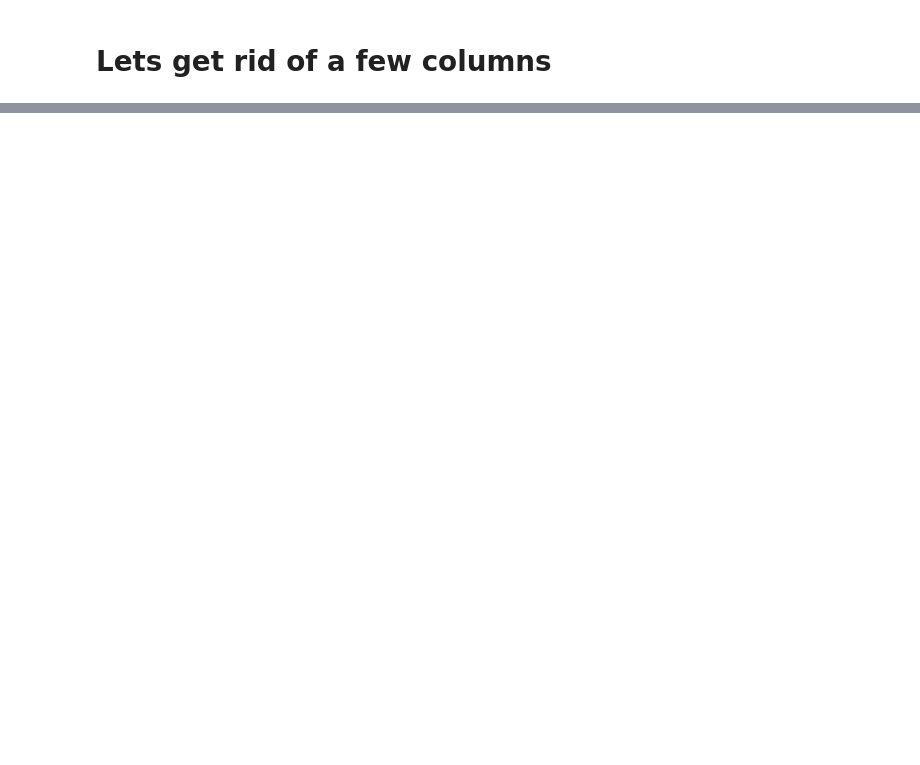
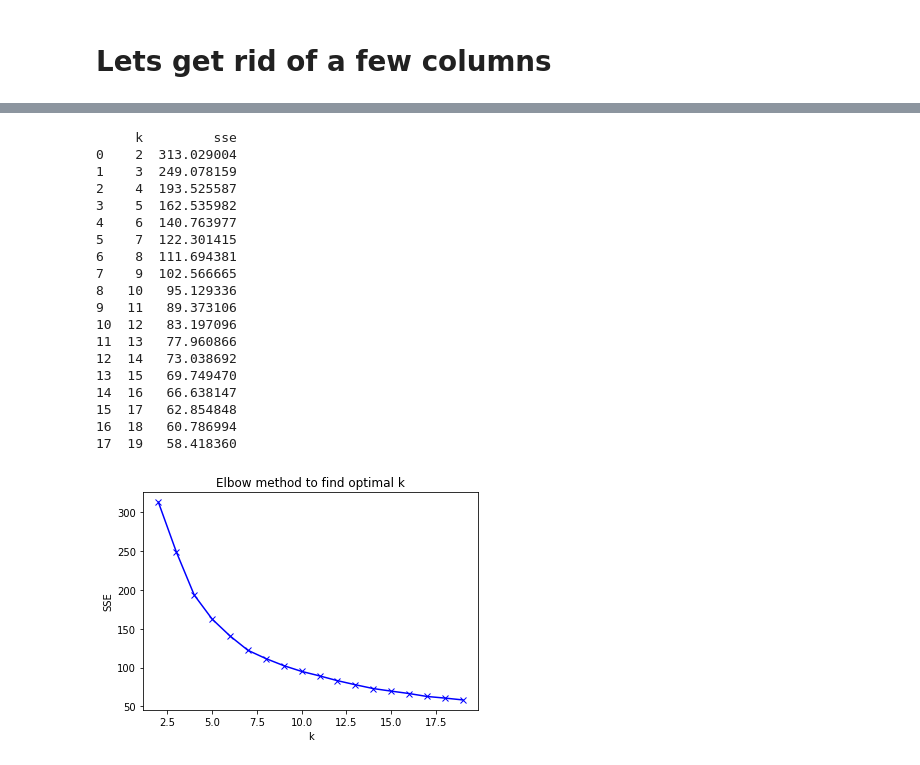
Before and after one commit to AI-Gomez/zillow_clustering_project, a Jupyter notebook: scratch_pad.ipynb, the cells around one changed output, grey strips where cells are left out. Drawn from its saved outputs; the diff is of its cells as text; code cells hidden in the pictures; blank space fills up the shorter version.

```diff
--- a/scratch_pad.ipynb
+++ b/scratch_pad.ipynb
@@ -112,0 +105,4 @@ array(['Single Family Residential', 'Condominium',
+# %%
+#going to drop the rest of the nulls
+df = df.drop(columns=['poolcnt'])
+df.shape
@@ -112,0 +132,3 @@ array(['Single Family Residential', 'Condominium',
+# %%
+df.dropna(inplace=True)
+df.shape
@@ -112,0 +158,2 @@ array(['Single Family Residential', 'Condominium',
+# %%
+X_train, y_train, X_validate, y_validate, X_test, y_test = wrangle_zillow.split(df, 'logerror')
@@ -112,0 +175,2 @@ array(['Single Family Residential', 'Condominium',
+# %%
+X_train_scaled, X_validate_scaled, X_test_scaled = wrangle_zillow.scale_min_max(X_train,X_validate,X_test)
@@ -112,0 +197,24 @@ array(['Single Family Residential', 'Condominium',
+# %%
+area_vars = ['bed_bath_ratio','structure_dollar_per_sqft','taxrate']
+wrangle_zillow.elbow_plot(X_train_scaled, cluster_vars=area_vars)
+# %% [output]
+     k         sse
+0    2  313.029004
+1    3  249.078159
+2    4  193.525587
+3    5  162.535982
+4    6  140.763977
+5    7  122.301415
+6    8  111.694381
+7    9  102.566665
+8   10   95.129336
+9   11   89.373106
+10  12   83.197096
+11  13   77.960866
+12  14   73.038692
+13  15   69.749470
+14  16   66.638147
+15  17   62.854848
+16  18   60.786994
+17  19   58.418360
+[figure, added]
```
Also changed, not shown: parts of 40 cells of this notebook.
